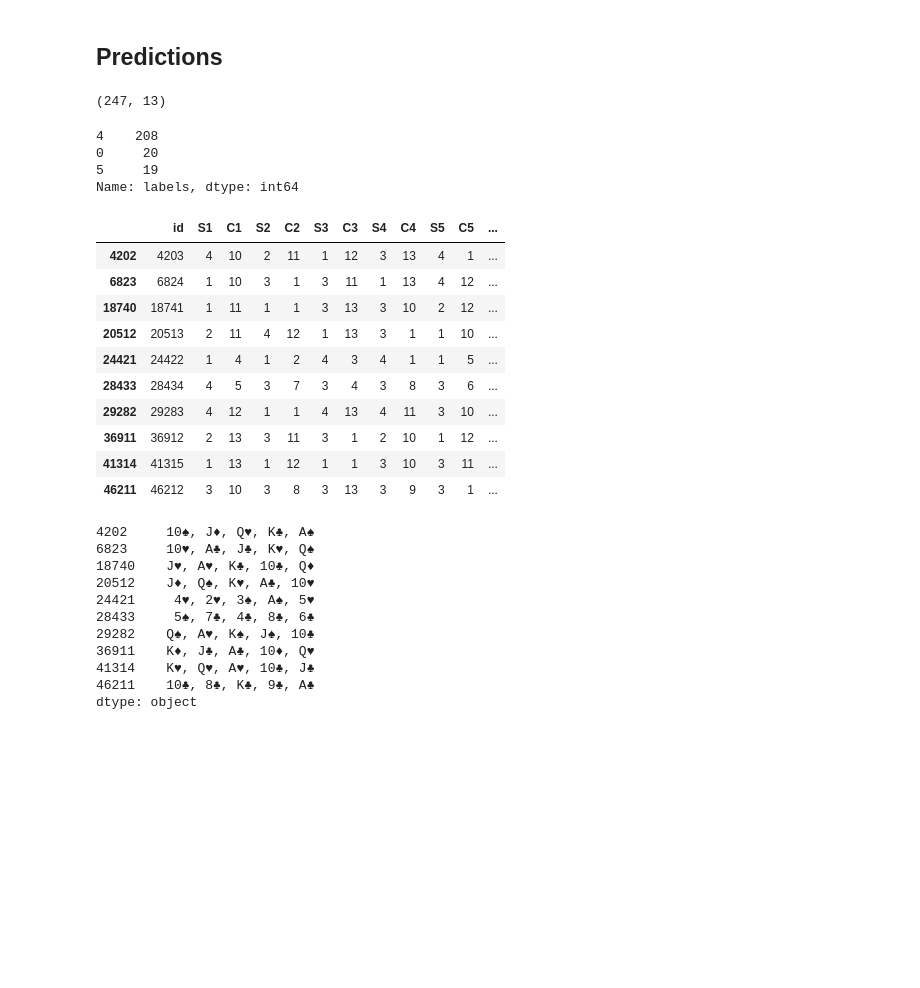
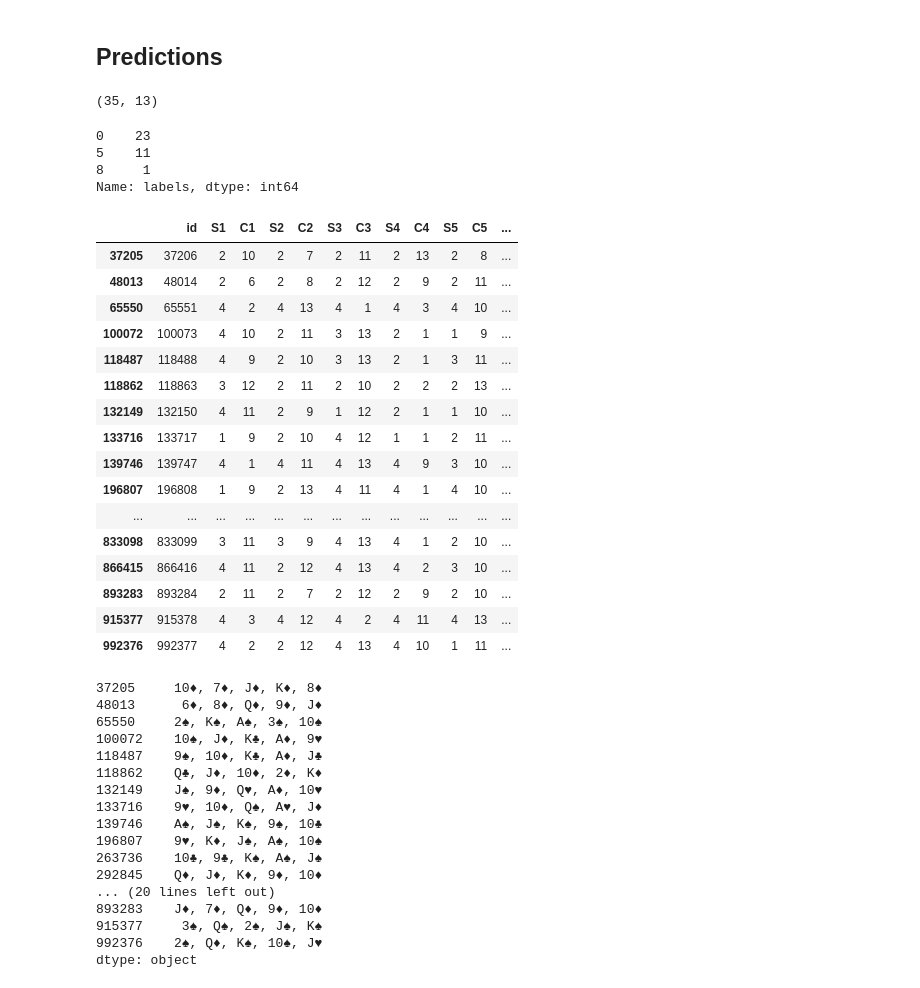
Before and after one commit to iPhaeton/kaggle-poker, a Jupyter notebook: distance.ipynb, the cells around one changed output. Drawn from its saved outputs; the diff is of its cells as text; code cells hidden in the pictures; blank space fills up the shorter version.

```diff
--- a/distance.ipynb
+++ b/distance.ipynb
@@ -45,11 +119,26 @@ from functools import reduce
 # %% [markdown]
 ## Train data
+# %%
+def shuffle_suits_df(data):
+    for index, row in data.iterrows():
+        rank = -1
+
+        row['S1'] = random.randint(1,4)
+        row['S2'] = random.randint(1,4)
+        row['S3'] = random.randint(1,4)
+        row['S4'] = random.randint(1,4)
+        row['S5'] = random.randint(1,4)
+        rank = calc_hand_label(row[['S1', 'C1','S2', 'C2','S3', 'C3','S4', 'C4','S5', 'C5']])
+    return data
 # %%
 suits = ['S1','S2','S3','S4','S5']
 cards = ['C1','C2','C3','C4','C5']
 distances = ['D1', 'D2', 'D3', 'D4', 'D5']
 # %%
 train_dataset = pd.read_csv('train.csv', delimiter=',')
+# %%
+straights = train_dataset[train_dataset['hand'] == 4]
+train_dataset = train_dataset.append(shuffle_suits_df(straights),ignore_index=True).append(shuffle_suits_df(straights),ignore_index=True).append(shuffle_suits_df(straights),ignore_index=True).append(shuffle_suits_df(straights),ignore_index=True).append(shuffle_suits_df(straights),ignore_index=True).append(shuffle_suits_df(straights),ignore_index=True)
 # %%
 train_dataset.head()
 # %% [output]
@@ -297,39 +318,51 @@ predictions_data = pd.concat([
 wrong_answers = predictions_data[predictions_data['predictions'] != predictions_data['labels']]
 wrong_answers.shape
 # %% [output]
-(247, 13)
+(35, 13)
 # %%
 wrong_answers['labels'].value_counts()
 # %% [output]
-4    208
-0     20
-5     19
+0    23
+5    11
+8     1
 Name: labels, dtype: int64
 # %%
-wrong_answers[0:10]
+wrong_answers
 # %% [output]
 |  | id | S1 | C1 | S2 | C2 | S3 | C3 | S4 | C4 | S5 | C5 | ... |
-| 4202 | 4203 | 4 | 10 | 2 | 11 | 1 | 12 | 3 | 13 | 4 | 1 | ... |
-| 6823 | 6824 | 1 | 10 | 3 | 1 | 3 | 11 | 1 | 13 | 4 | 12 | ... |
-| 18740 | 18741 | 1 | 11 | 1 | 1 | 3 | 13 | 3 | 10 | 2 | 12 | ... |
-| 20512 | 20513 | 2 | 11 | 4 | 12 | 1 | 13 | 3 | 1 | 1 | 10 | ... |
-| 24421 | 24422 | 1 | 4 | 1 | 2 | 4 | 3 | 4 | 1 | 1 | 5 | ... |
-| 28433 | 28434 | 4 | 5 | 3 | 7 | 3 | 4 | 3 | 8 | 3 | 6 | ... |
-| 29282 | 29283 | 4 | 12 | 1 | 1 | 4 | 13 | 4 | 11 | 3 | 10 | ... |
-| 36911 | 36912 | 2 | 13 | 3 | 11 | 3 | 1 | 2 | 10 | 1 | 12 | ... |
-| 41314 | 41315 | 1 | 13 | 1 | 12 | 1 | 1 | 3 | 10 | 3 | 11 | ... |
-| 46211 | 46212 | 3 | 10 | 3 | 8 | 3 | 13 | 3 | 9 | 3 | 1 | ... |
+| 37205 | 37206 | 2 | 10 | 2 | 7 | 2 | 11 | 2 | 13 | 2 | 8 | ... |
+| 48013 | 48014 | 2 | 6 | 2 | 8 | 2 | 12 | 2 | 9 | 2 | 11 | ... |
+| 65550 | 65551 | 4 | 2 | 4 | 13 | 4 | 1 | 4 | 3 | 4 | 10 | ... |
+| 100072 | 100073 | 4 | 10 | 2 | 11 | 3 | 13 | 2 | 1 | 1 | 9 | ... |
+| 118487 | 118488 | 4 | 9 | 2 | 10 | 3 | 13 | 2 | 1 | 3 | 11 | ... |
+| 118862 | 118863 | 3 | 12 | 2 | 11 | 2 | 10 | 2 | 2 | 2 | 13 | ... |
+| 132149 | 132150 | 4 | 11 | 2 | 9 | 1 | 12 | 2 | 1 | 1 | 10 | ... |
+| 133716 | 133717 | 1 | 9 | 2 | 10 | 4 | 12 | 1 | 1 | 2 | 11 | ... |
+| 139746 | 139747 | 4 | 1 | 4 | 11 | 4 | 13 | 4 | 9 | 3 | 10 | ... |
+| 196807 | 196808 | 1 | 9 | 2 | 13 | 4 | 11 | 4 | 1 | 4 | 10 | ... |
+| ... | ... | ... | ... | ... | ... | ... | ... | ... | ... | ... | ... | ... |
+| 833098 | 833099 | 3 | 11 | 3 | 9 | 4 | 13 | 4 | 1 | 2 | 10 | ... |
+| 866415 | 866416 | 4 | 11 | 2 | 12 | 4 | 13 | 4 | 2 | 3 | 10 | ... |
+| 893283 | 893284 | 2 | 11 | 2 | 7 | 2 | 12 | 2 | 9 | 2 | 10 | ... |
+| 915377 | 915378 | 4 | 3 | 4 | 12 | 4 | 2 | 4 | 11 | 4 | 13 | ... |
+| 992376 | 992377 | 4 | 2 | 2 | 12 | 4 | 13 | 4 | 10 | 1 | 11 | ... |
 # %%
-wrong_answers[0:10].drop(['id', 'predictions', 'labels'], axis=1).apply(lambda h: hand_encode(np.array(h)), axis=1)
+wrong_answers.drop(['id', 'predictions', 'labels'], axis=1).apply(lambda h: hand_encode(np.array(h)), axis=1)
 # %% [output]
-4202     10♠, J♦, Q♥, K♣, A♠
-6823     10♥, A♣, J♣, K♥, Q♠
-18740    J♥, A♥, K♣, 10♣, Q♦
-20512    J♦, Q♠, K♥, A♣, 10♥
-24421     4♥, 2♥, 3♠, A♠, 5♥
-28433     5♠, 7♣, 4♣, 8♣, 6♣
-29282    Q♠, A♥, K♠, J♠, 10♣
-36911    K♦, J♣, A♣, 10♦, Q♥
-41314    K♥, Q♥, A♥, 10♣, J♣
-46211    10♣, 8♣, K♣, 9♣, A♣
+37205     10♦, 7♦, J♦, K♦, 8♦
+48013      6♦, 8♦, Q♦, 9♦, J♦
+65550     2♠, K♠, A♠, 3♠, 10♠
+100072    10♠, J♦, K♣, A♦, 9♥
+118487    9♠, 10♦, K♣, A♦, J♣
+118862    Q♣, J♦, 10♦, 2♦, K♦
+132149    J♠, 9♦, Q♥, A♦, 10♥
+133716    9♥, 10♦, Q♠, A♥, J♦
+139746    A♠, J♠, K♠, 9♠, 10♣
+196807    9♥, K♦, J♠, A♠, 10♠
+263736    10♣, 9♣, K♠, A♠, J♠
+292845    Q♦, J♦, K♦, 9♦, 10♦
+... (20 lines left out)
+893283    J♦, 7♦, Q♦, 9♦, 10♦
+915377     3♠, Q♠, 2♠, J♠, K♠
+992376    2♠, Q♦, K♠, 10♠, J♥
 dtype: object
```
Also changed, not shown: parts of 15 cells of this notebook, 1 other file.
